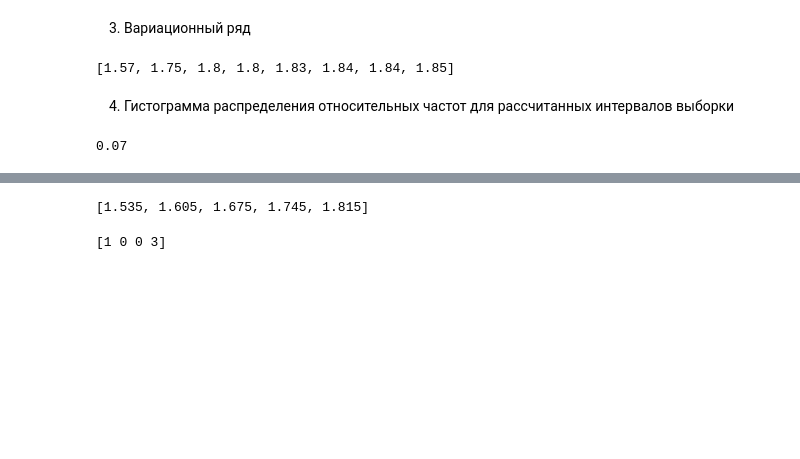
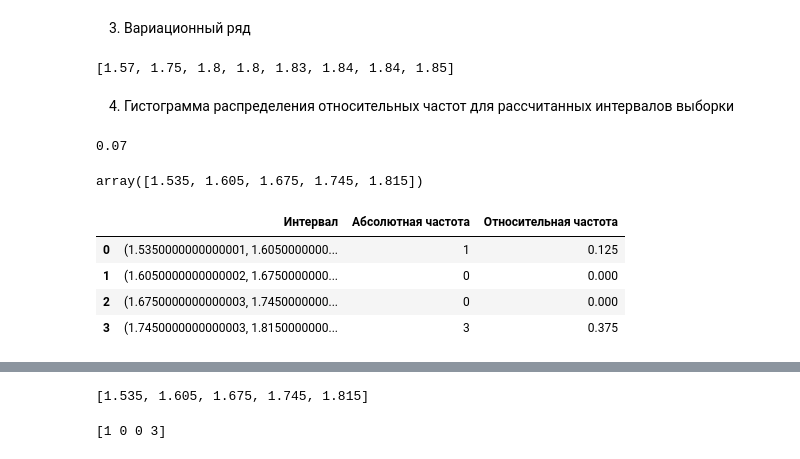
Before and after one commit to Kirill010/RTU-MIREA, a Jupyter notebook: 3 курс/5 семестр/Прикладные задачи математической статистики/Практика 1/Практика1_Ким.ipynb, the cells around one changed output, grey strips where cells are left out. Cells and saved outputs as stored; diff of their text form; code cells hidden in the pictures; blank space fills up the shorter version.

```diff
--- a/3 курс/5 семестр/Прикладные задачи математической статистики/Практика 1/Практика1_Ким.ipynb
+++ b/3 курс/5 семестр/Прикладные задачи математической статистики/Практика 1/Практика1_Ким.ipynb
@@ -322,0 +326,20 @@ h
+# %%
+intervals
+# %% [output]
+array([1.535, 1.605, 1.675, 1.745, 1.815])
+# %%
+frequencies, bin_edges = np.histogram(students['height'], bins=intervals)
+
+var_series = pd.DataFrame({
+    'Интервал': pd.IntervalIndex.from_breaks(intervals),
+    'Абсолютная частота': frequencies
+})
+
+var_series['Относительная частота'] = var_series['Абсолютная частота'] / len(students['height'])
+var_series
+# %% [output]
+|  | Интервал | Абсолютная частота | Относительная частота |
+| 0 | (1.5350000000000001, 1.6050000000... | 1 | 0.125 |
+| 1 | (1.6050000000000002, 1.6750000000... | 0 | 0.000 |
+| 2 | (1.6750000000000003, 1.7450000000... | 0 | 0.000 |
+| 3 | (1.7450000000000003, 1.8150000000... | 3 | 0.375 |
```
Also changed, not shown: parts of 5 cells of this notebook.
